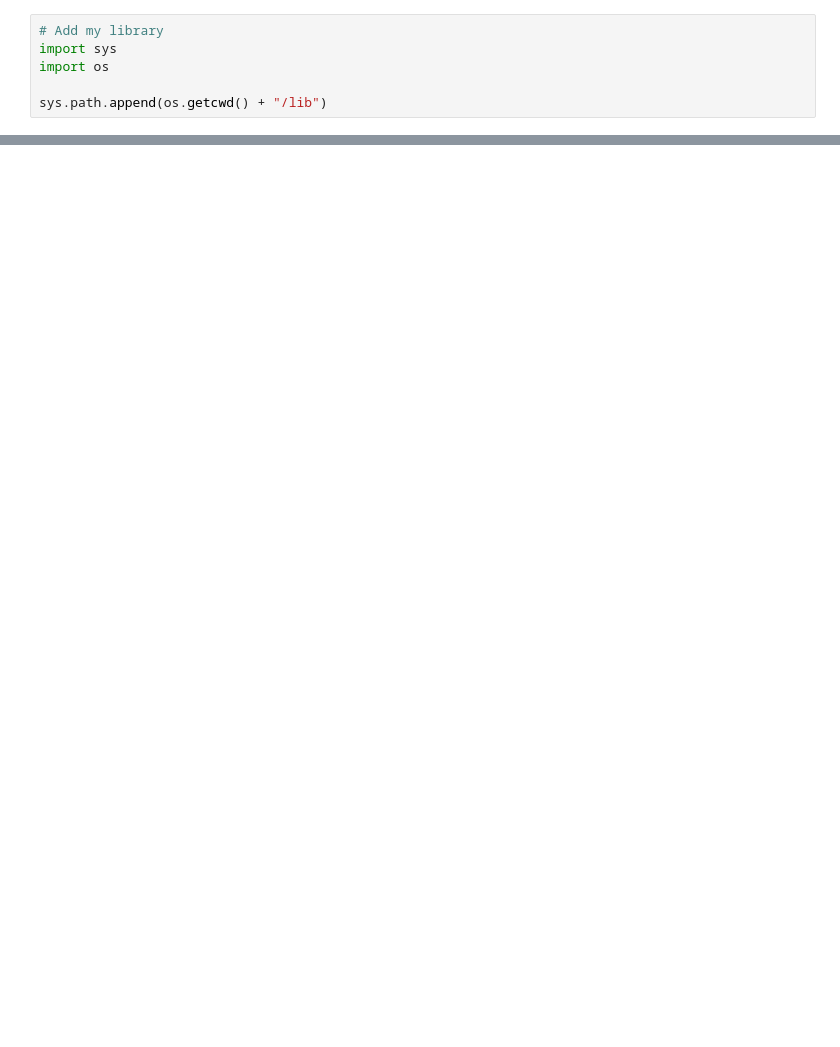
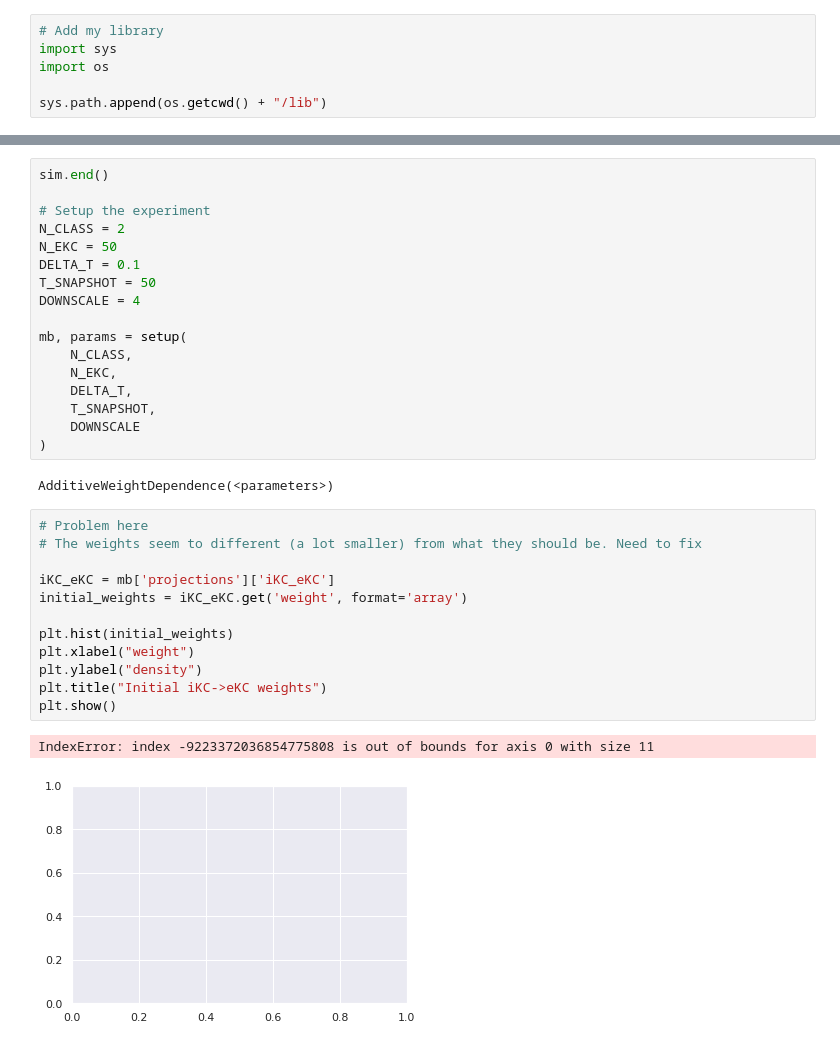
Before and after one commit to bikeboi/jra-project, a Jupyter notebook: experiment_1.ipynb, the cells around one changed output, grey strips where cells are left out. Drawn from its saved outputs; the diff is of its cells as text; blank space fills up the shorter version.

```diff
--- a/experiment_1.ipynb
+++ b/experiment_1.ipynb
@@ -201,0 +188,34 @@ Ending Simulation...
+# %%
+sim.end()
+
+# Setup the experiment
+N_CLASS = 2
+N_EKC = 50
+DELTA_T = 0.1
+T_SNAPSHOT = 50
+DOWNSCALE = 4
+
+mb, params = setup(
+    N_CLASS,
+    N_EKC,
+    DELTA_T,
+    T_SNAPSHOT,
+    DOWNSCALE
+)
+# %% [output]
+AdditiveWeightDependence(<parameters>)
+# %%
+# Problem here
+# The weights seem to different (a lot smaller) from what they should be. Need to fix
+
+iKC_eKC = mb['projections']['iKC_eKC']
+initial_weights = iKC_eKC.get('weight', format='array')
+
+plt.hist(initial_weights)
+plt.xlabel("weight")
+plt.ylabel("density")
+plt.title("Initial iKC->eKC weights")
+plt.show()
+# %% [output]
+IndexError: index -9223372036854775808 is out of bounds for axis 0 with size 11
+[figure, added]
```
Also changed, not shown: parts of 18 cells of this notebook, 4 other files.
